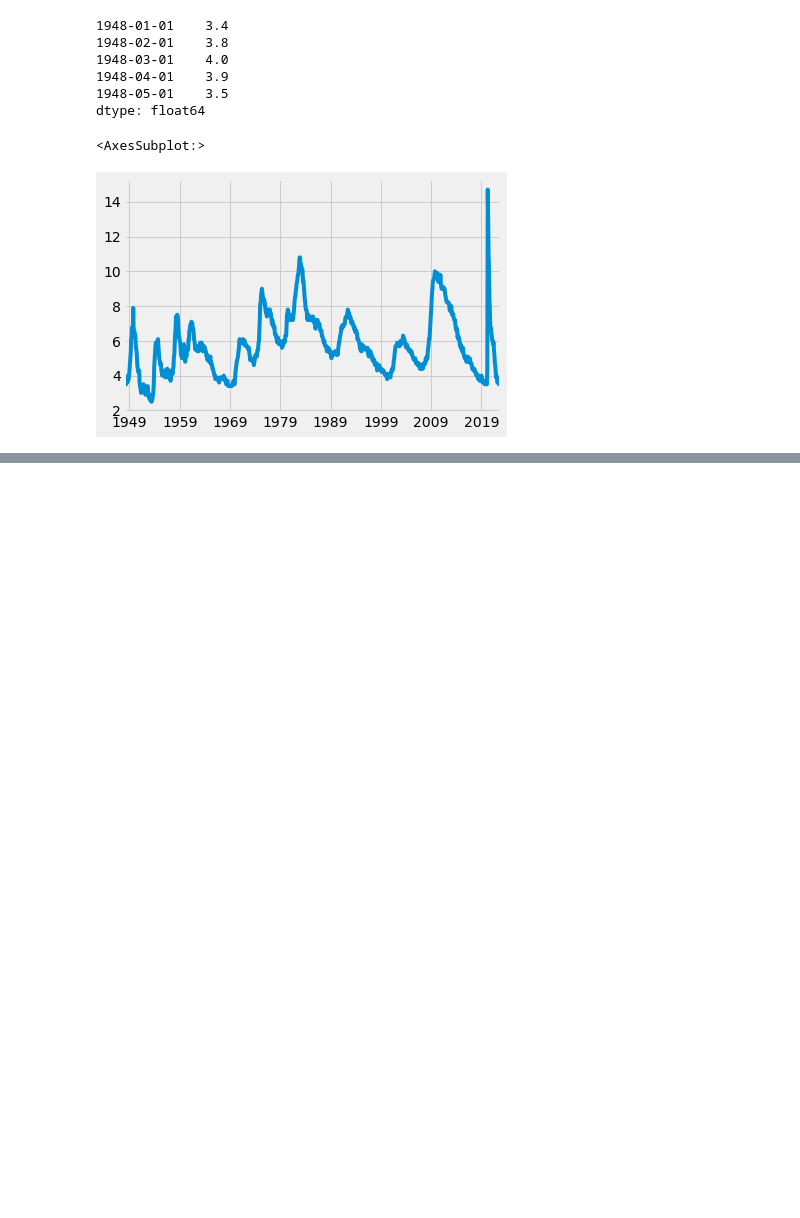
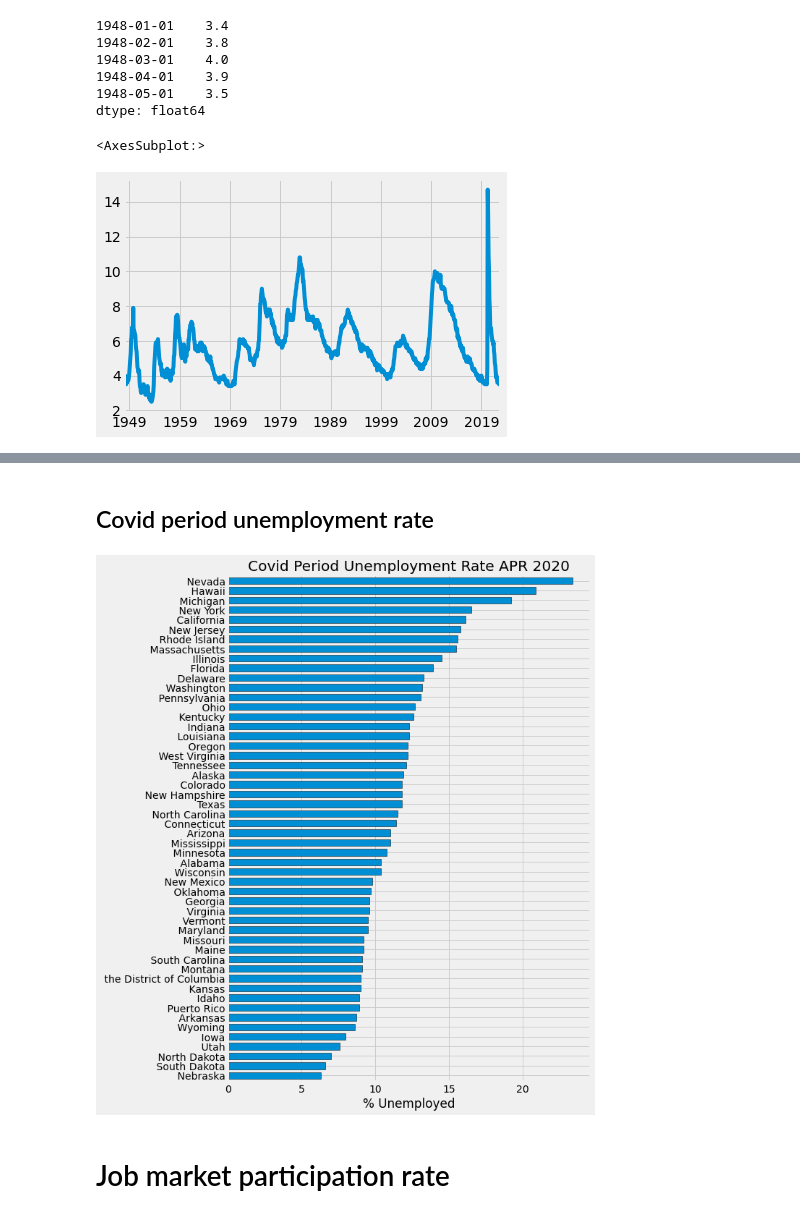
Before and after one commit to lincolnmuriithi11/Stock_Analysis-, a Jupyter notebook: Financial Analysis/fed_res_economic_data.ipynb, the cells around one changed output, grey strips where cells are left out. Saved outputs shown, nothing was run; the diff lists cells and outputs as text; code cells hidden in the pictures; blank space fills up the shorter version.

```diff
--- a/Financial Analysis/fed_res_economic_data.ipynb
+++ b/Financial Analysis/fed_res_economic_data.ipynb
@@ -165,0 +168,6 @@ unemployment_rate.head()
+# %%
+state_unemp = state_unemp.dropna()
+# %%
+id_to_state = unemp_df["title"].str.replace("Unemployment Rate in","").to_dict()
+
+state_unemp.columns = [id_to_state[c] for c in state_unemp.columns]
@@ -165,0 +179,15 @@ unemployment_rate.head()
+# %% [markdown]
+## Covid period unemployment rate
+# %%
+ax =state_unemp.loc[state_unemp.index == "2020-05-01"].T.sort_values("2020-05-01").plot(kind = "barh",
+                                                                                    figsize=(8, 12),
+                                                                                    width = 0.7,
+                                                                                    edgecolor = "black",
+                                                                                    title = "Covid Period Unemployment Rate APR 2020")
+ax.legend().remove()
+ax.set_xlabel("% Unemployed")
+plt.show()
+# %% [output]
+[figure, added]
+# %% [markdown]
+# Job market participation rate
```
Also changed, not shown: parts of 27 cells of this notebook.
